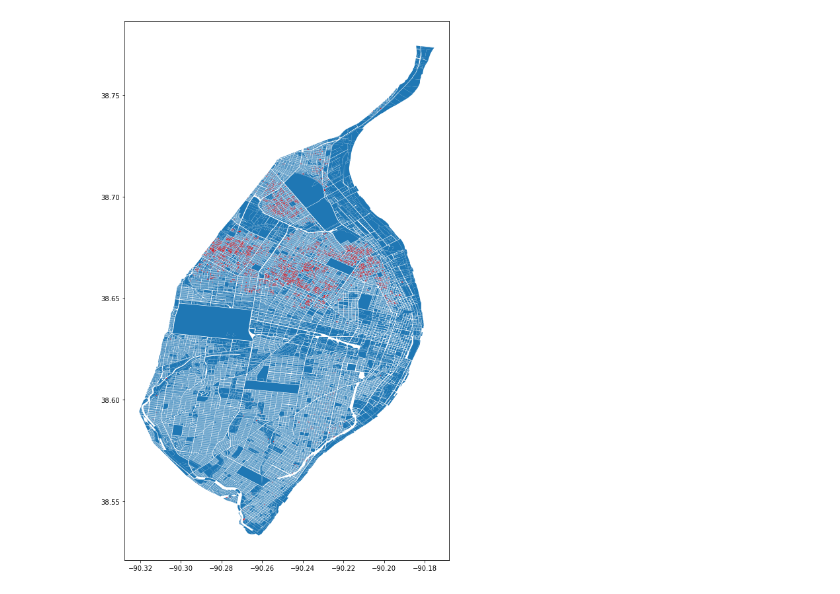
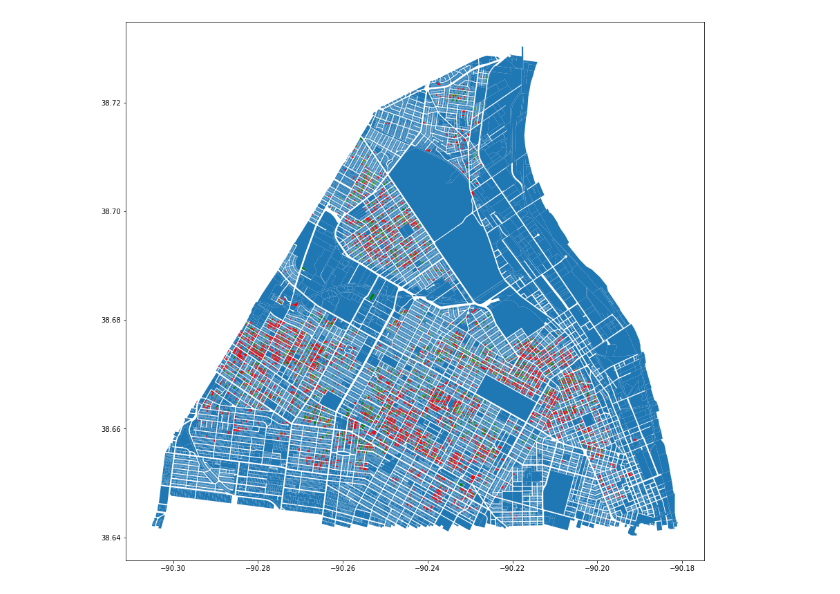
Before and after one commit to fangchenli/stl-lra-analysis, a Jupyter notebook: notebook/eda.ipynb, the cells around one changed output. Drawn from its saved outputs; the diff is of its cells as text; code cells hidden in the pictures.

```diff
--- a/notebook/eda.ipynb
+++ b/notebook/eda.ipynb
@@ -79,3 +9,3 @@ shape
 # %%
-vacant_parcel = parcel[parcel['SITEADDR'].isin(vacant_lot['Address'])]
-vacant_parcel
+vacant_parcel = parcel[parcel['SITEADDR'].isin(vacant['Address'])]
+vacant_shape = shape[shape['HANDLE'].isin(vacant_parcel['HANDLE'])]
@@ -96,3 +12,8 @@ vacant_parcel
+# %%
+forest_park_lat = 38.6420387
+friedens_cemetery_lat = 38.7284847
+vacant_shape = vacant_shape[(vacant_shape['centroid'].y > forest_park_lat) & (vacant_shape['centroid'].y < friedens_cemetery_lat)]
+shape = shape[(shape['centroid'].y > forest_park_lat) & (shape['centroid'].y < friedens_cemetery_lat)]
 # %%
-vacant_shape = shape[shape['HANDLE'].isin(vacant_parcel['HANDLE'])]
-vacant_shape
+dollar_parcel = parcel[parcel['SITEADDR'].isin(dollar['Address'])]
+dollar_shape = shape[shape['HANDLE'].isin(dollar_parcel['HANDLE'])]
@@ -113,8 +20,13 @@ vacant_shape
+# %%
+improved_parcel = parcel[parcel['SITEADDR'].isin(improved['Address'])]
+improved_shape = shape[shape['HANDLE'].isin(improved_parcel['HANDLE'])]
 # %%
-fig1, ax1 = plt.subplots(figsize=(15,15))
-ax1.set_aspect('equal')
-shape.plot(ax=ax1)
-vacant_shape.plot(ax=ax1, color='red')
+fig, ax = plt.subplots(figsize=(15,15))
+ax.set_aspect('equal')
+shape.plot(ax=ax)
+vacant_shape.plot(ax=ax, color='red')
+dollar_shape.plot(ax=ax, color='yellow')
+improved_shape.plot(ax=ax, color='green')
 plt.show()
 # %% [output]
-[figure, old version]
+[figure, new version]
```
Also changed, not shown: parts of 11 cells of this notebook, 3 other files.
